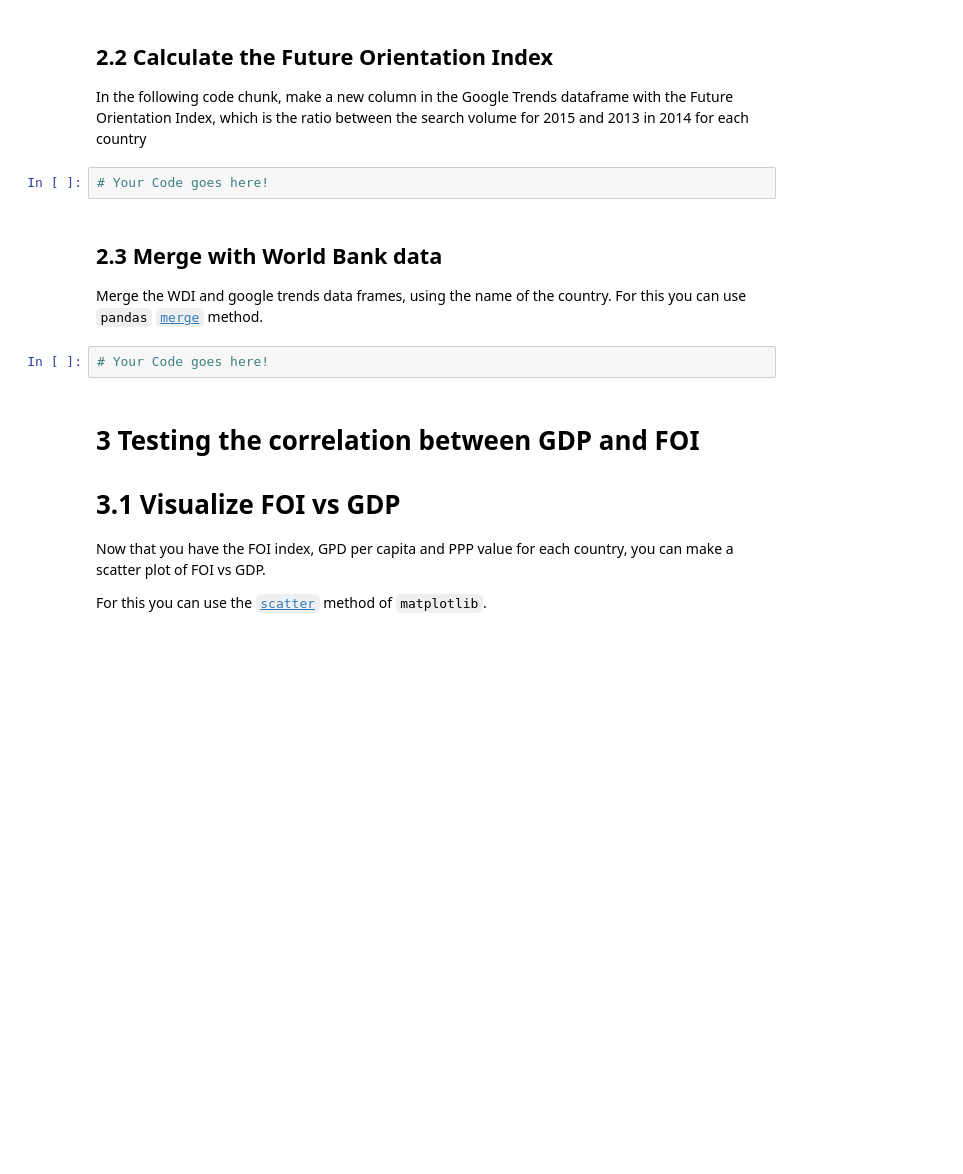
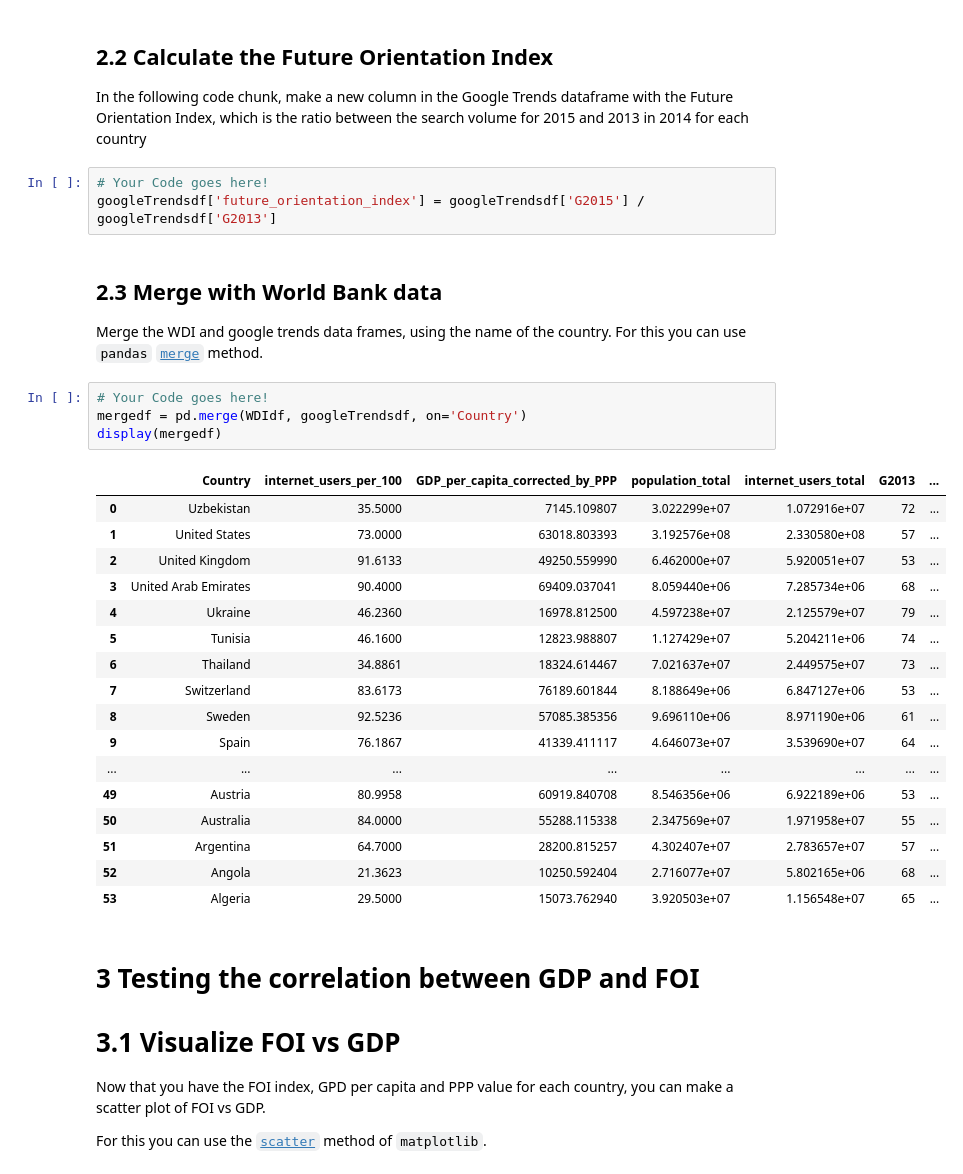
Before and after one commit to jaklvinc/FoundationsOfCSS2025, a Jupyter notebook: Exercise01/exercise_01.ipynb, the cells around one changed output. Cells and saved outputs as stored; diff of their text form; blank space fills up the shorter version.

```diff
--- a/Exercise01/exercise_01.ipynb
+++ b/Exercise01/exercise_01.ipynb
@@ -172,12 +192,33 @@ All the percentage data is saved as a string containing the `%` symbol. You can
 In the following code chunk, make a new column in the Google Trends dataframe with the Future Orientation Index, which is the ratio between the search volume for 2015 and 2013 in 2014 for each country
 # %%
 # Your Code goes here!
+googleTrendsdf['future_orientation_index'] = googleTrendsdf['G2015'] / googleTrendsdf['G2013']
 # %% [markdown]
 ## 2.3 Merge with World Bank data
 
 Merge the WDI and google trends data frames, using the name of the country. For this you can use `pandas` [`merge`](https://pandas.pydata.org/docs/reference/api/pandas.DataFrame.merge.html) method.
 # %%
 # Your Code goes here!
+mergedf = pd.merge(WDIdf, googleTrendsdf, on='Country')
+display(mergedf)
+# %% [output]
+|  | Country | internet_users_per_100 | GDP_per_capita_corrected_by_PPP | population_total | internet_users_total | G2013 | ... |
+| 0 | Uzbekistan | 35.5000 | 7145.109807 | 3.022299e+07 | 1.072916e+07 | 72 | ... |
+| 1 | United States | 73.0000 | 63018.803393 | 3.192576e+08 | 2.330580e+08 | 57 | ... |
+| 2 | United Kingdom | 91.6133 | 49250.559990 | 6.462000e+07 | 5.920051e+07 | 53 | ... |
+| 3 | United Arab Emirates | 90.4000 | 69409.037041 | 8.059440e+06 | 7.285734e+06 | 68 | ... |
+| 4 | Ukraine | 46.2360 | 16978.812500 | 4.597238e+07 | 2.125579e+07 | 79 | ... |
+| 5 | Tunisia | 46.1600 | 12823.988807 | 1.127429e+07 | 5.204211e+06 | 74 | ... |
+| 6 | Thailand | 34.8861 | 18324.614467 | 7.021637e+07 | 2.449575e+07 | 73 | ... |
+| 7 | Switzerland | 83.6173 | 76189.601844 | 8.188649e+06 | 6.847127e+06 | 53 | ... |
+| 8 | Sweden | 92.5236 | 57085.385356 | 9.696110e+06 | 8.971190e+06 | 61 | ... |
+| 9 | Spain | 76.1867 | 41339.411117 | 4.646073e+07 | 3.539690e+07 | 64 | ... |
+| ... | ... | ... | ... | ... | ... | ... | ... |
+| 49 | Austria | 80.9958 | 60919.840708 | 8.546356e+06 | 6.922189e+06 | 53 | ... |
+| 50 | Australia | 84.0000 | 55288.115338 | 2.347569e+07 | 1.971958e+07 | 55 | ... |
+| 51 | Argentina | 64.7000 | 28200.815257 | 4.302407e+07 | 2.783657e+07 | 57 | ... |
+| 52 | Angola | 21.3623 | 10250.592404 | 2.716077e+07 | 5.802165e+06 | 68 | ... |
+| 53 | Algeria | 29.5000 | 15073.762940 | 3.920503e+07 | 1.156548e+07 | 65 | ... |
 # %% [markdown]
 # 3 Testing the correlation between GDP and FOI
 # 3.1 Visualize FOI vs GDP
```
Also changed, not shown: parts of 7 cells of this notebook.
